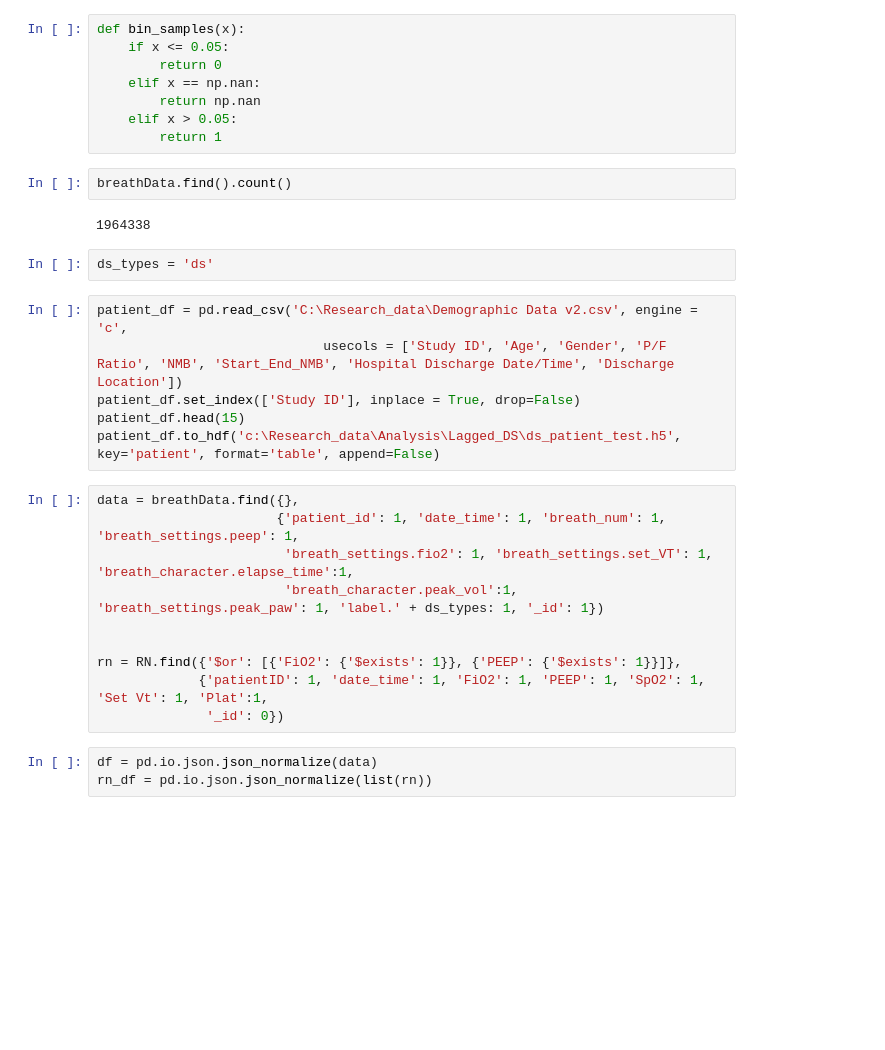
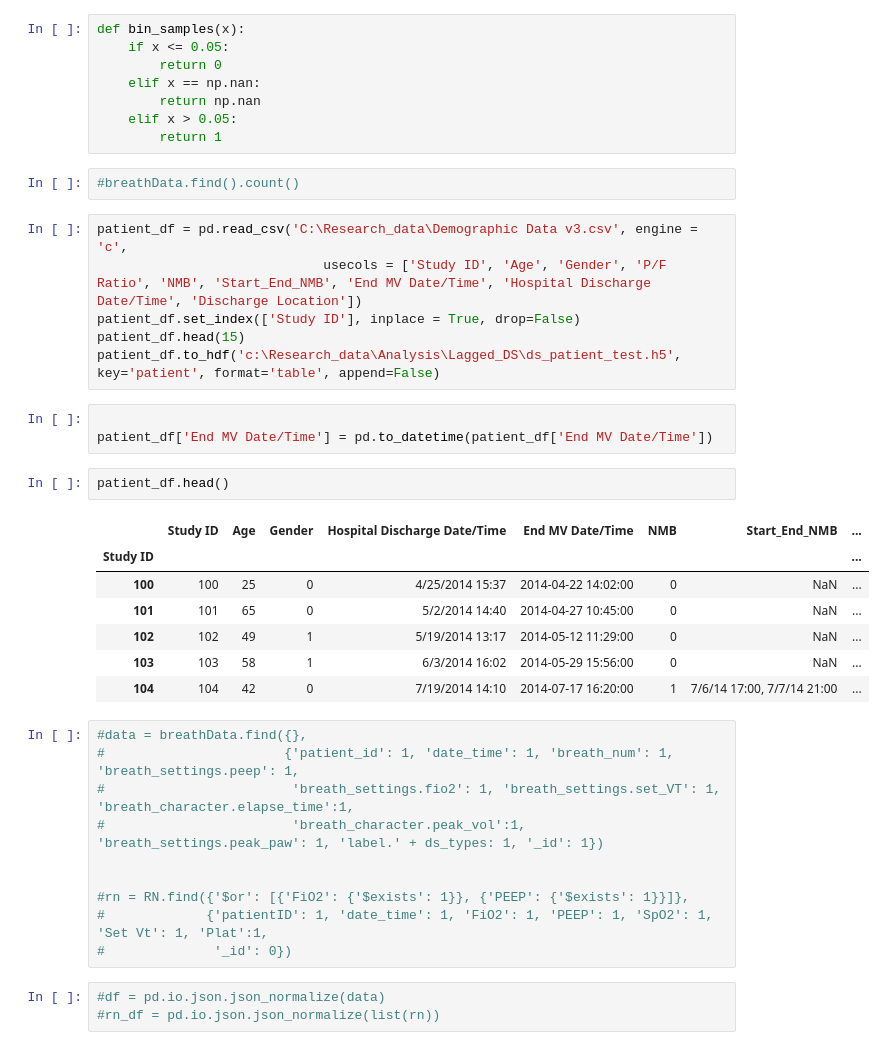
Before and after one commit to psottile05/VentDysSedation, a Jupyter notebook: AnalysisModules/non-iVACs-v2.ipynb, the cells around one changed output. Drawn from its saved outputs; the diff is of its cells as text; blank space fills up the shorter version.

```diff
--- a/AnalysisModules/non-iVACs-v2.ipynb
+++ b/AnalysisModules/non-iVACs-v2.ipynb
@@ -22,28 +22,37 @@ def bin_samples(x):
     elif x > 0.05:
         return 1
 # %%
-breathData.find().count()
+#breathData.find().count()
-# %% [output]
-1964338
-# %%
-ds_types = 'ds'
 # %%
-patient_df = pd.read_csv('C:\Research_data\Demographic Data v2.csv', engine = 'c',
-                             usecols = ['Study ID', 'Age', 'Gender', 'P/F Ratio', 'NMB', 'Start_End_NMB', 'Hospital Discharge Date/Time', 'Discharge Location'])
+patient_df = pd.read_csv('C:\Research_data\Demographic Data v3.csv', engine = 'c',
+                             usecols = ['Study ID', 'Age', 'Gender', 'P/F Ratio', 'NMB', 'Start_End_NMB', 'End MV Date/Time', 'Hospital Discharge Date/Time', 'Discharge Location'])
 patient_df.set_index(['Study ID'], inplace = True, drop=False)
 patient_df.head(15)
 patient_df.to_hdf('c:\Research_data\Analysis\Lagged_DS\ds_patient_test.h5', key='patient', format='table', append=False)
+# %%
+
+patient_df['End MV Date/Time'] = pd.to_datetime(patient_df['End MV Date/Time'])
+# %%
+patient_df.head()
+# %% [output]
+|  | Study ID | Age | Gender | Hospital Discharge Date/Time | End MV Date/Time | NMB | Start_End_NMB | ... |
+| Study ID |  |  |  |  |  |  |  | ... |
+| 100 | 100 | 25 | 0 | 4/25/2014 15:37 | 2014-04-22 14:02:00 | 0 | NaN | ... |
+| 101 | 101 | 65 | 0 | 5/2/2014 14:40 | 2014-04-27 10:45:00 | 0 | NaN | ... |
+| 102 | 102 | 49 | 1 | 5/19/2014 13:17 | 2014-05-12 11:29:00 | 0 | NaN | ... |
+| 103 | 103 | 58 | 1 | 6/3/2014 16:02 | 2014-05-29 15:56:00 | 0 | NaN | ... |
+| 104 | 104 | 42 | 0 | 7/19/2014 14:10 | 2014-07-17 16:20:00 | 1 | 7/6/14 17:00, 7/7/14 21:00 | ... |
 # %%
-data = breathData.find({},
-                       {'patient_id': 1, 'date_time': 1, 'breath_num': 1, 'breath_settings.peep': 1,
-                        'breath_settings.fio2': 1, 'breath_settings.set_VT': 1, 'breath_character.elapse_time':1,
-                        'breath_character.peak_vol':1, 'breath_settings.peak_paw': 1, 'label.' + ds_types: 1, '_id': 1})
+#data = breathData.find({},
+#                       {'patient_id': 1, 'date_time': 1, 'breath_num': 1, 'breath_settings.peep': 1,
+#                        'breath_settings.fio2': 1, 'breath_settings.set_VT': 1, 'breath_character.elapse_time':1,
+#                        'breath_character.peak_vol':1, 'breath_settings.peak_paw': 1, 'label.' + ds_types: 1, '_id': 1})
 
 
-rn = RN.find({'$or': [{'FiO2': {'$exists': 1}}, {'PEEP': {'$exists': 1}}]},
-             {'patientID': 1, 'date_time': 1, 'FiO2': 1, 'PEEP': 1, 'SpO2': 1, 'Set Vt': 1, 'Plat':1,
-              '_id': 0})
+#rn = RN.find({'$or': [{'FiO2': {'$exists': 1}}, {'PEEP': {'$exists': 1}}]},
+#             {'patientID': 1, 'date_time': 1, 'FiO2': 1, 'PEEP': 1, 'SpO2': 1, 'Set Vt': 1, 'Plat':1,
+#              '_id': 0})
 # %%
-df = pd.io.json.json_normalize(data)
-rn_df = pd.io.json.json_normalize(list(rn))
+#df = pd.io.json.json_normalize(data)
+#rn_df = pd.io.json.json_normalize(list(rn))
 # %%
```
Also changed, not shown: parts of 26 cells of this notebook, 7 other files.
